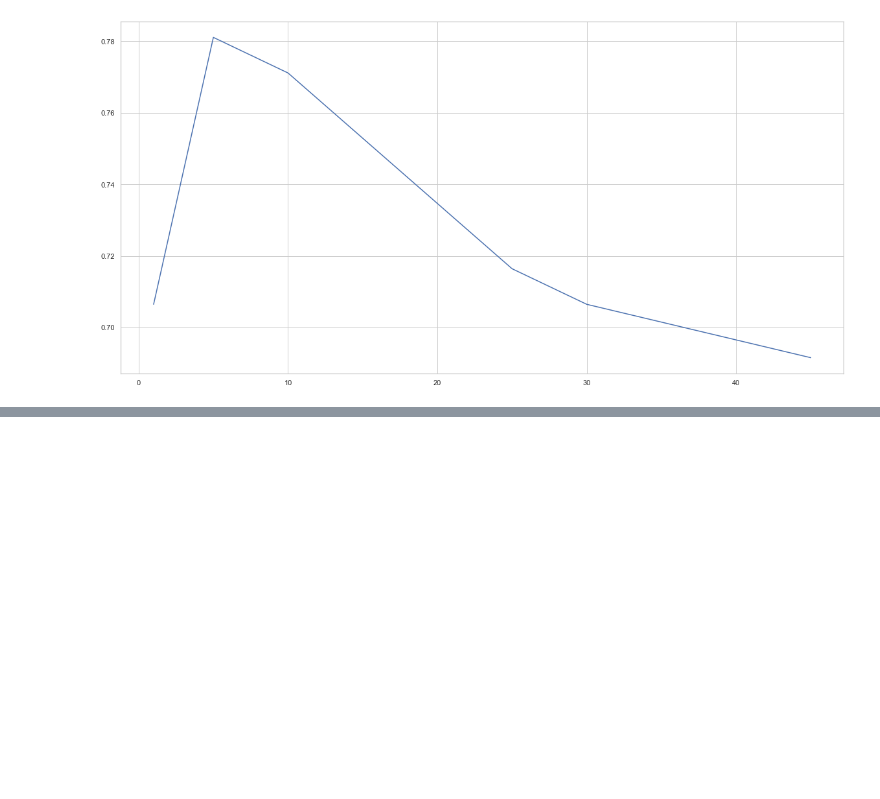
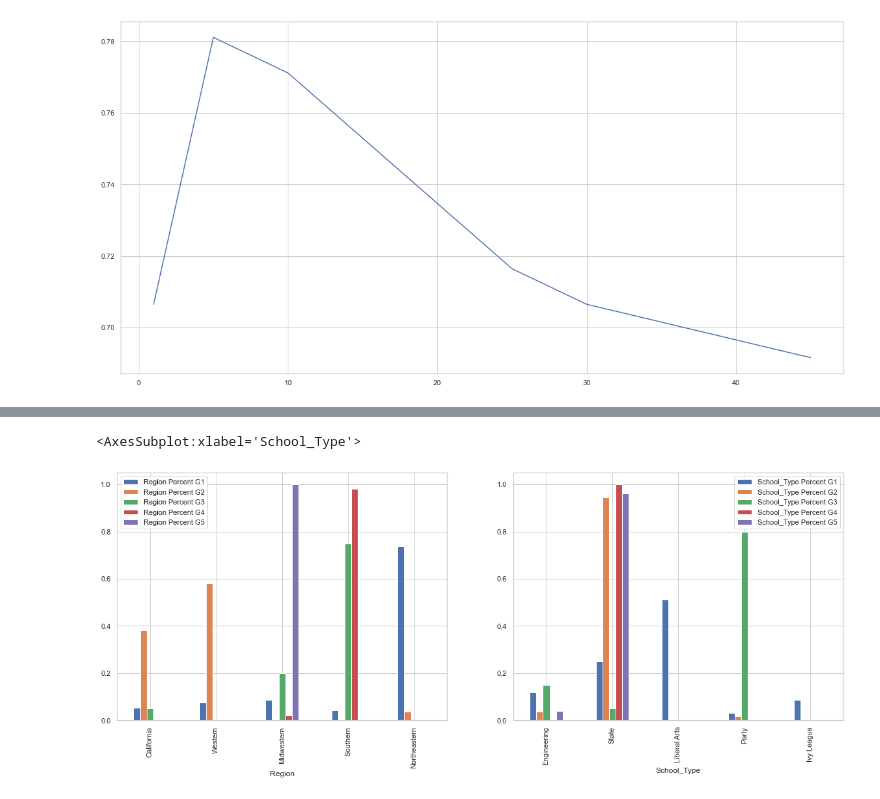
Before and after one commit to UU-Data-Science-Project/Degree-Analyzer, a Jupyter notebook: Project_File.ipynb, the cells around one changed output, grey strips where cells are left out. Cells and saved outputs as stored; diff of their text form; code cells hidden in the pictures; blank space fills up the shorter version.

```diff
--- a/Project_File.ipynb
+++ b/Project_File.ipynb
@@ -971,0 +1151,71 @@ Confusion Matrix:
+# %%
+# clustering details
+
+region = ['California', 'Western', 'Midwestern', 'Southern', 'Northeastern']
+school_type = ['Engineering', 'State', 'Liberal Arts', 'Party', 'Ivy League']
+
+count_ls = []
+type_count_ls = []
+
+for k in range(5):
+    count = []
+    percent = []
+    for i in range(5):
+        region_count = len(cluster_list[k].loc[cluster_list[k]["Region"] == region[i]])
+        count.append(region_count)
+
+        tol = len(cluster_list[k]["Region"])
+
+        rate = region_count / tol
+        percent.append(rate)
+
+    count_ls.append(percent)
+
+for k in range(5):
+    type_count = []
+    percent_type = []
+    for i in range(5):
+        ty_count = len(cluster_list[k].loc[cluster_list[k]["School Type"] == school_type[i]])
+        type_count.append(ty_count)
+
+        tol = len(cluster_list[k]["School Type"])
+
+        rate = ty_count / tol
+        percent_type.append(rate)
+
+    type_count_ls.append(percent_type)
+
+
+data = {'Region':region, 'School_Type': school_type,
+        'Region Percent G1': count_ls[0], 'School_Type Percent G1': type_count_ls[0],
+       'Region Percent G2': count_ls[1], 'School_Type Percent G2': type_count_ls[1],
+       'Region Percent G3': count_ls[2], 'School_Type Percent G3': type_count_ls[2],
+       'Region Percent G4': count_ls[3], 'School_Type Percent G4': type_count_ls[3],
+       'Region Percent G5': count_ls[4], 'School_Type Percent G5': type_count_ls[4],}
+groups = pd.DataFrame(data)
+
+
+
+f, ax2 = plt.subplots(1,2, figsize=(20, 7))
+
+# sns.barplot(ax=ax2[0], x=groups['Region'], y=groups['Region Percent G2', 'Region Percent G1'])
+# ax2[0].set_title('Region Rate')
+
+
+# sns.barplot(ax=ax2[1], x=groups['School_Type'], y=groups['School_Type Percent'])
+# ax2[1].set_title("School_Type Rate")
+groups[["Region Percent G1",
+        "Region Percent G2",
+        "Region Percent G3",
+        "Region Percent G4",
+       'Region Percent G5', 'Region']].set_index('Region').plot(kind="bar",ax=ax2[0])
+
+
+groups[["School_Type Percent G1",
+        "School_Type Percent G2",
+        "School_Type Percent G3",
+        "School_Type Percent G4",
+       'School_Type Percent G5', 'School_Type']].set_index('School_Type').plot(kind="bar",ax=ax2[1])
+# %% [output]
+<AxesSubplot:xlabel='School_Type'>
+[figure, added]
```
Also changed, not shown: parts of 7 cells of this notebook.
